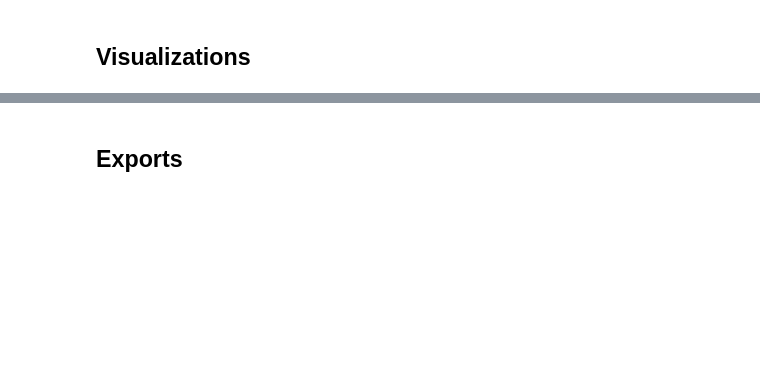
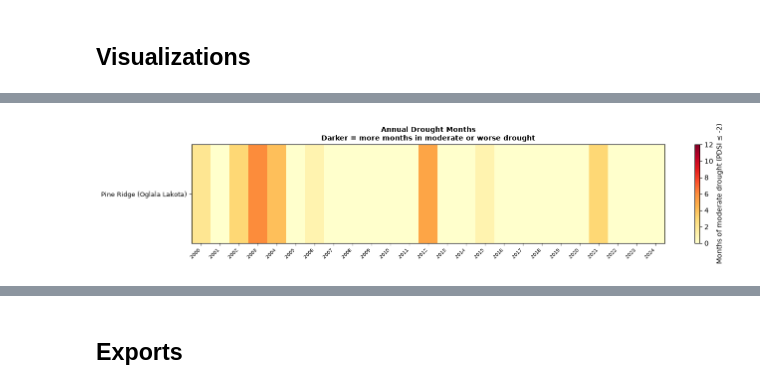
Before and after one commit to olc-techsupport/Hydrology-hydrology, a Jupyter notebook: notebooks/05_drought_water_stress.ipynb, the cells around one changed output, grey strips where cells are left out. Drawn from its saved outputs; the diff is of its cells as text; code cells hidden in the pictures; blank space fills up the shorter version.

```diff
--- a/notebooks/05_drought_water_stress.ipynb
+++ b/notebooks/05_drought_water_stress.ipynb
@@ -292,34 +379,36 @@ import matplotlib.colors as mcolors
 heatmap_data = annual_pdsi.pivot(
     index="nation", columns="year", values="months_drought"
 )
 
 if not heatmap_data.empty:
     fig, ax = plt.subplots(figsize=(14, 3))
     im = ax.imshow(
         heatmap_data.values,
         aspect="auto", cmap="YlOrRd",
         vmin=0, vmax=12,
     )
     ax.set_xticks(range(len(heatmap_data.columns)))
     ax.set_xticklabels(
         heatmap_data.columns.tolist(),
         rotation=45, ha="right", fontsize=7,
     )
     ax.set_yticks(range(len(heatmap_data.index)))
     ax.set_yticklabels(heatmap_data.index.tolist(), fontsize=9)
     plt.colorbar(im, ax=ax, label="Months of moderate drought (PDSI ≤ -2)")
     ax.set_title(
-        "Annual Drought Months by Nation\n"
+        "Annual Drought Months\n"
         "Darker = more months in moderate or worse drought",
         fontsize=10, fontweight="bold",
     )
     plt.tight_layout()
     try:
         fig.savefig(FIGURES_DIR/"05_drought_heatmap.png",
                     dpi=150, bbox_inches="tight")
     except Exception:
         pass
     plt.show()
+# %% [output]
+[figure, added]
 # %%
 # PDSI vs streamflow crosswalk scatter
 if not merged.empty:
```
Also changed, not shown: parts of 12 cells of this notebook, 6 other files.
